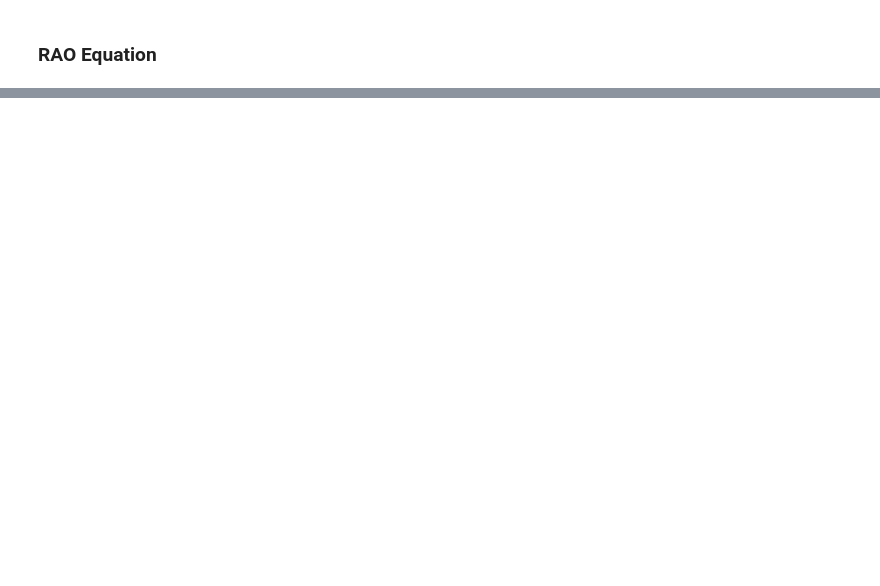
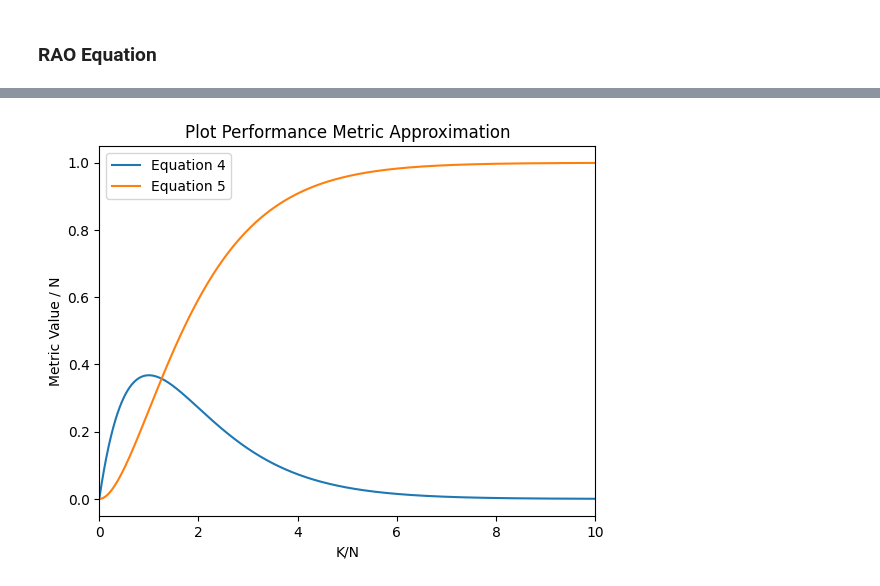
Before and after one commit to bmw-ece-ntust/internship, a Jupyter notebook: Study Notes/One Shot RA/simulation.ipynb, the cells around one changed output, grey strips where cells are left out. Cells and saved outputs as stored; diff of their text form; code cells hidden in the pictures; blank space fills up the shorter version.

```diff
--- a/Study Notes/One Shot RA/simulation.ipynb
+++ b/Study Notes/One Shot RA/simulation.ipynb
@@ -128,0 +49,29 @@ plt.plot(input_list, plist, label=f'Equation 6')
+# %%
+
+
+plt.title('Plot Performance metric approximation')
+
+for N in [3]:
+    i = N * 1000  # Number of points
+    k0 = N * 10  # Maximum value for K
+    K = np.linspace(0, k0, i)  # Generate K values
+
+    NSi1 = NSi(K, N)  # Compute NSi values
+    NCi1 = NCi(K, N)  # Compute NCi values
+
+    # Normalize K, NSi1, and NCi1 by N for plotting
+    normalized_K = K / N
+    normalized_NSi1 = NSi1 / N
+    normalized_NCi1 = NCi1 / N
+
+    # Plotting
+    plt.title('Plot Performance Metric Approximation')
+    plt.plot(normalized_K, normalized_NSi1, label='Equation 4')
+    plt.plot(normalized_K, normalized_NCi1, label='Equation 5')
+    plt.xlim(0, 10)  # Set x-axis limits
+    plt.xlabel('K/N')  # x-axis label
+    plt.ylabel('Metric Value / N')  # y-axis label
+    plt.legend()  # Show legend
+    plt.show()  # Display plot
+# %% [output]
+[figure, added]
```
Also changed, not shown: parts of 4 cells of this notebook.
